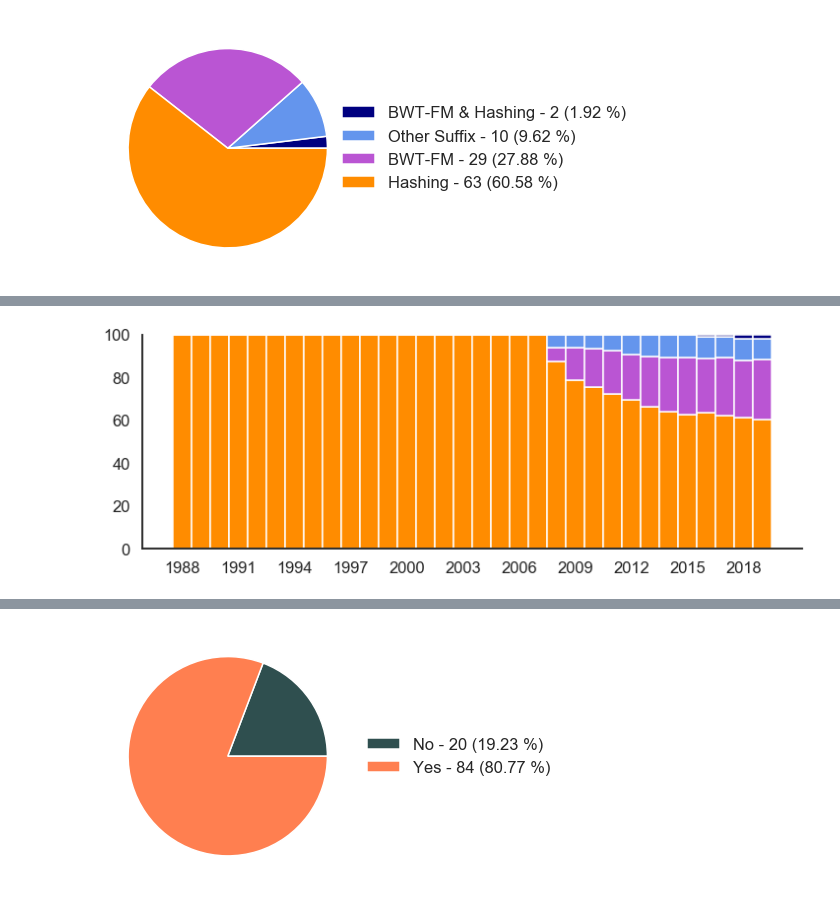
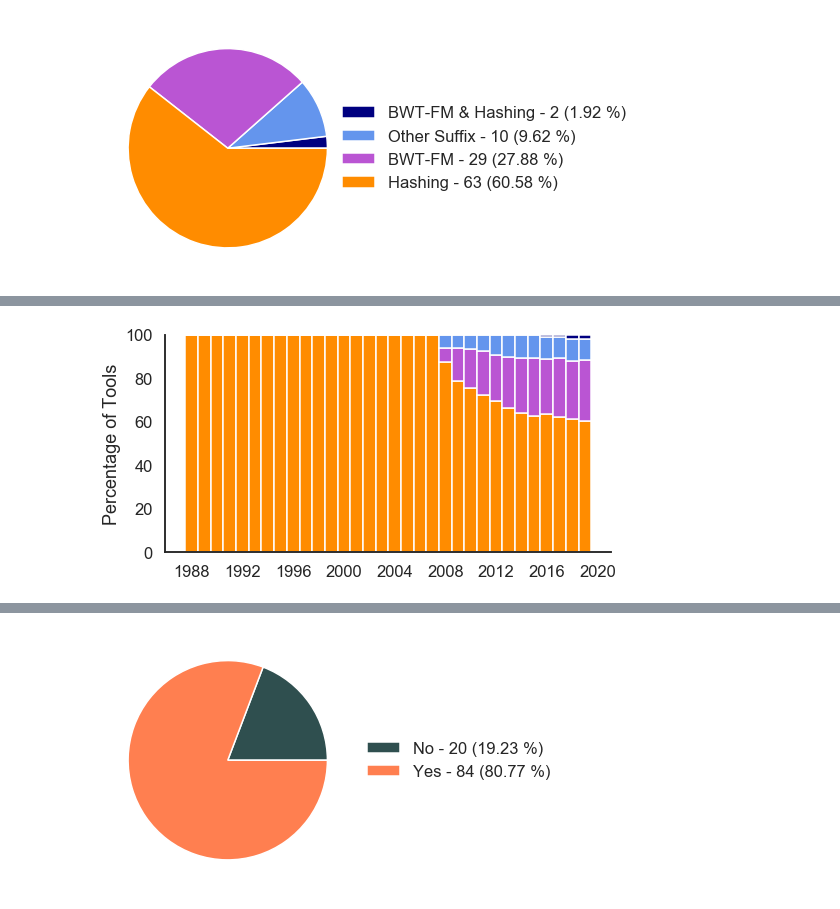
Before and after one commit to Mangul-Lab-USC/review-technology-dictates-algorithms, a Jupyter notebook: notebooks/Figure2.ipynb, the cells around one changed output, grey strips where cells are left out. Drawn from its saved outputs; the diff is of its cells as text; code cells hidden in the pictures.

Commit message:
Updated over-time plots

```diff
--- a/notebooks/Figure2.ipynb
+++ b/notebooks/Figure2.ipynb
@@ -208,12 +208,28 @@ plt.savefig('../figures/Figure2_a_0.pdf')
 # %% [output]
 [figure]
 # %%
-idx = range(min(x), max(x)+1)
+plt.figure(figsize=(8,4))
+
+idx = range(min(data_year['year_of_pub']), max(data_year['year_of_pub'])+1)
 by_year = data_year.groupby(['year_of_pub','index']).count()
 by_year = by_year.xs('aligner', axis=1)
 by_year = by_year.unstack(level = -1, fill_value=0)
 by_year = by_year.cumsum()
 by_year = by_year.reindex(idx, method='ffill')
+by_year.loc[:,'Total'] = by_year.sum(axis=1)
 x = by_year.index
-by_year
+# by_year.head()
+
+Total = by_year['Total'].to_list()
+
+sns.set_style('white')
+sns.set_context('talk')
+
+barWidth = 1
+plt.bar(x, Total, color='black', edgecolor='lightgray', width=barWidth)
+plt.xticks(range(min(data_year['year_of_pub']), max(data_year['year_of_pub'])+2, 4))
+plt.ylabel("Number of Tools")
+sns.despine()
+
+plt.show()
 # %% [output]
@@ -238,44 +237,41 @@ by_year
 # %%
-plt.figure(figsize=(12,4))
+plt.figure(figsize=(8,4))
 
 totals = [i+j+k+l for i,j,k,l in zip(by_year['BWT-FM'], by_year['BWT-FM & Hashing'], by_year['Hashing'],
                                     by_year['Other Suffix'])]
 BWT = [i / j * 100 for i,j in zip(by_year['BWT-FM'], totals)]
 Both = [i / j * 100 for i,j in zip(by_year['BWT-FM & Hashing'], totals)]
 Hash = [i / j * 100 for i,j in zip(by_year['Hashing'], totals)]
 Other = [i / j * 100 for i,j in zip(by_year['Other Suffix'], totals)]
 
 
 sns.set_style('white')
 sns.set_context('talk')
 
 # plot
 barWidth = 1
 plt.bar(x, Hash, color='darkorange', edgecolor='white', width=barWidth)
 plt.bar(x, BWT, bottom=Hash, color='mediumorchid', edgecolor='white', width=barWidth)
 plt.bar(x, Other, bottom=[i+j for i,j in zip(Hash, BWT)], color='cornflowerblue',
         edgecolor='white', width=barWidth)
 plt.bar(x, Both, bottom=[i+j+k for i,j,k in zip(Hash, BWT, Other)], color='navy',
         edgecolor='white', width=barWidth)
 
 # Custom x axis
 # plt.xticks(x, names)
 # plt.xlabel("Year")
+plt.ylabel("Percentage of Tools")
 
 sns.despine()
 # Show graphic
 # plt.show()
 
-
-# plt.stackplot(x, by_year.loc[:,'Hashing'], by_year.loc[:,'BWT-FM'], by_year.loc[:,'Other Suffix'],
-#               by_year.loc[:,'BWT-FM & Hashing'],
-#               labels=['Hashing','BWT-FM','Other Suffix', 'BWT-FM & Hashing'], colors=index_clrs)
 #plt.legend(('Hashing','BWT-FM','Other Suffix', 'BWT-FM & Hashing'), loc='center left', bbox_to_anchor=(1, .5))
-plt.xticks(range(min(x), max(x)+1, 3))
-plt.show()
+plt.xticks(range(min(data_year['year_of_pub']), max(data_year['year_of_pub'])+2, 4))
+# plt.show()
 
 # plt.tight_layout()
-# plt.savefig('../figures/Figure2_a_1.png')
-# plt.savefig('../figures/Figure2_a_1.pdf')
+plt.savefig('../figures/Figure2_a_1.png')
+plt.savefig('../figures/Figure2_a_1.pdf')
 # %% [output]
-[figure, old version]
+[figure, new version]
```
Also changed, not shown: parts of 21 cells of this notebook, 46 other files.
